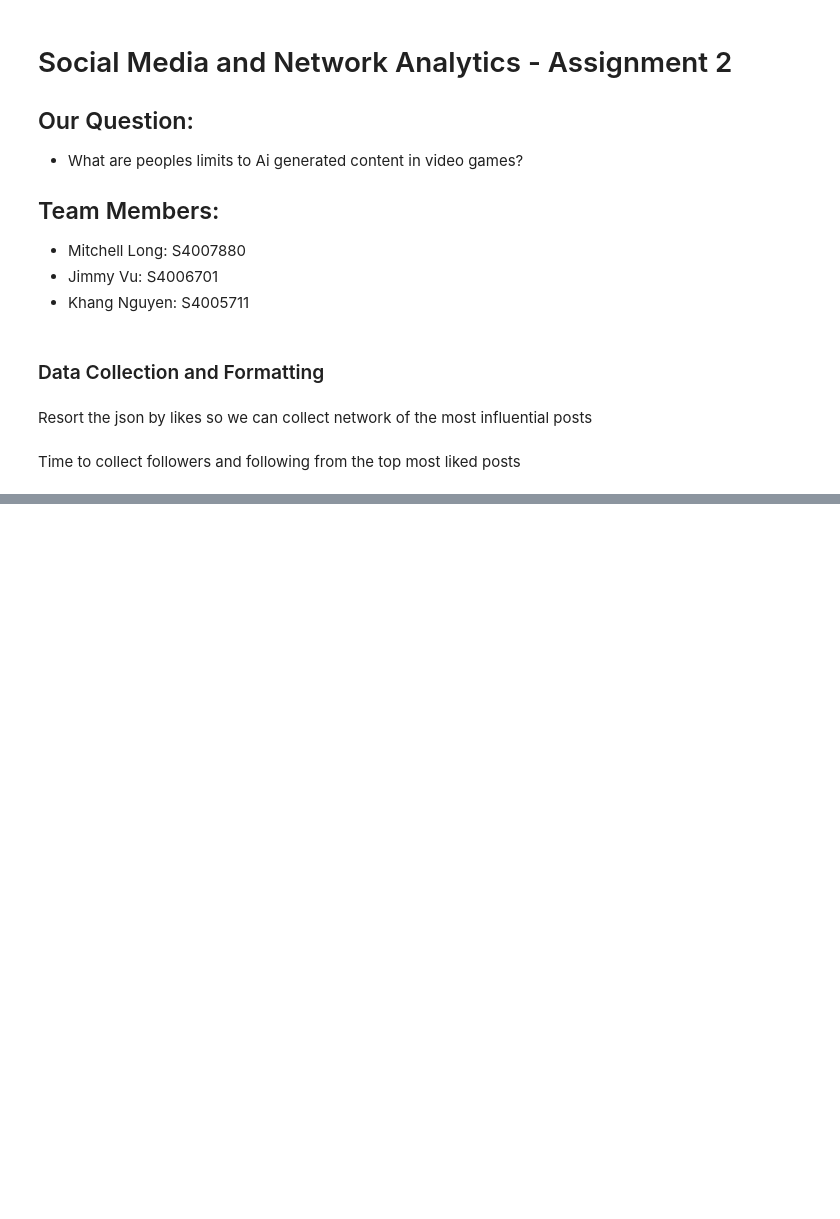
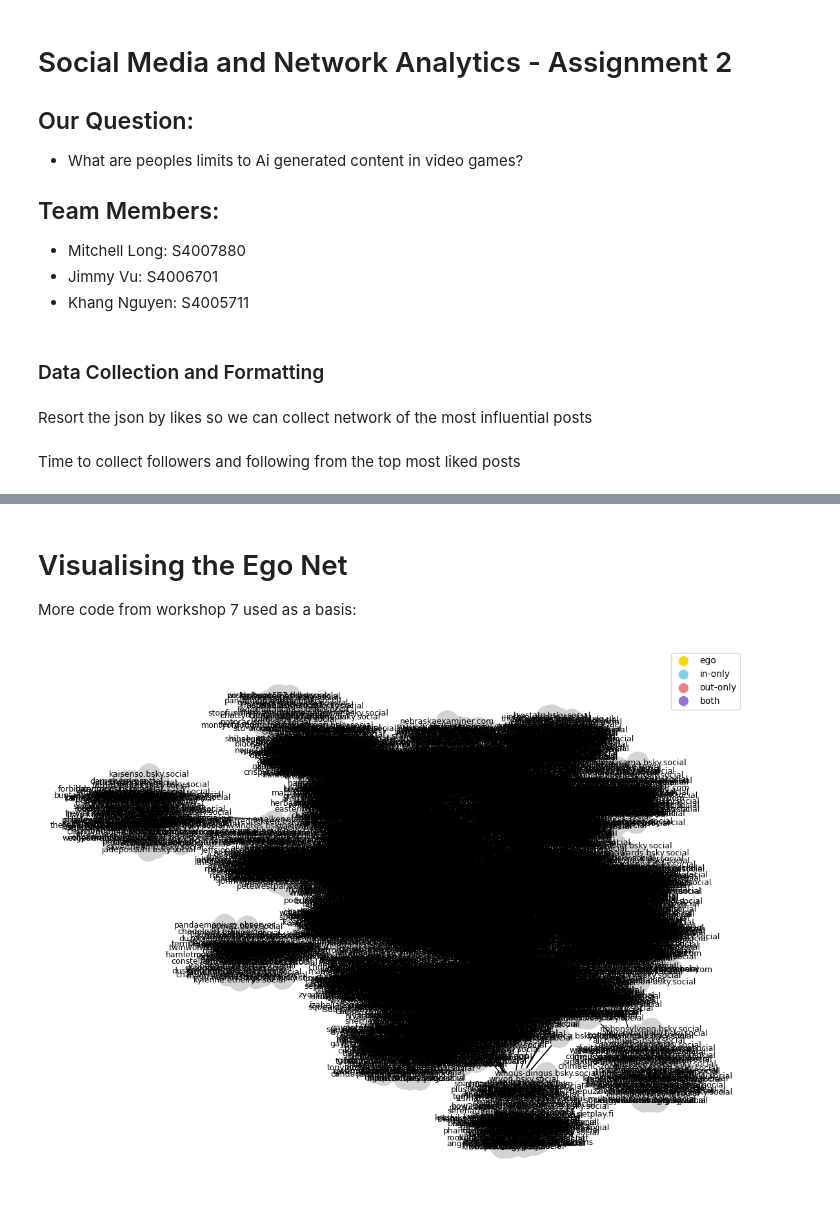
Before and after one commit to MitchKLong/COSC3047-Assignment-2, a Jupyter notebook: COSC-Assignment2.ipynb, the cells around one changed output, grey strips where cells are left out. Saved outputs shown, nothing was run; the diff lists cells and outputs as text; code cells hidden in the pictures; blank space fills up the shorter version.

Commit message:
week 7 code and network graph setup and visuals

```diff
--- a/COSC-Assignment2.ipynb
+++ b/COSC-Assignment2.ipynb
@@ -181,0 +269,73 @@ with open("user_follows.json", "w", encoding="utf-8") as f:
+# %% [markdown]
+# Visualising the Ego Net
+More code from workshop 7 used as a basis:
+# %%
+import matplotlib.pyplot as plt
+from matplotlib.lines import Line2D
+
+# This code only sorta works with one person lets rethink how we want the community to be shown
+lInNeighbours = set(egoGraph.predecessors(first_nodeUser))
+lOutNeighbours = set(egoGraph.successors(first_nodeUser))
+
+node_colors = []
+node_sizes = []
+
+for n in egoGraph.nodes():
+    if n == first_nodeUser:
+        node_colors.append("gold")
+        node_sizes.append(3000)
+    else:
+        in_only = (n in lInNeighbours) and (n not in lOutNeighbours)
+        out_only = (n in lOutNeighbours) and (n not in lInNeighbours)
+        both = (n in lInNeighbours) and (n in lOutNeighbours)
+
+        if both:
+            node_colors.append("mediumpurple")
+        elif in_only:
+            node_colors.append("skyblue")
+        elif out_only:
+            node_colors.append("lightcoral")
+        else:
+            node_colors.append("lightgray")
+
+        karma = egoGraph.nodes[n].get("karma", 0)
+        node_sizes.append(600 + 2 * karma)
+
+plt.figure(figsize=(14, 11))
+pos = nx.spring_layout(egoGraph, seed=42, k=1.2)
+
+nx.draw_networkx_nodes(
+    egoGraph,
+    pos,
+    node_color=node_colors,
+    node_size=node_sizes
+)
+
+nx.draw_networkx_edges(
+    egoGraph,
+    pos,
+    arrows=True
+)
+
+nx.draw_networkx_labels(
+    egoGraph,
+    pos,
+    font_size=9
+)
+
+legend_elements = [
+    Line2D([0], [0], marker='o', color='w', label='ego',
+           markerfacecolor='gold', markersize=12),
+    Line2D([0], [0], marker='o', color='w', label='in-only',
+           markerfacecolor='skyblue', markersize=12),
+    Line2D([0], [0], marker='o', color='w', label='out-only',
+           markerfacecolor='lightcoral', markersize=12),
+    Line2D([0], [0], marker='o', color='w', label='both',
+           markerfacecolor='mediumpurple', markersize=12)
+]
+
+plt.legend(handles=legend_elements, loc='best')
+plt.axis("off")
+plt.show()
+# %% [output]
+[figure, added]
```
Also changed, not shown: parts of 6 cells of this notebook.
